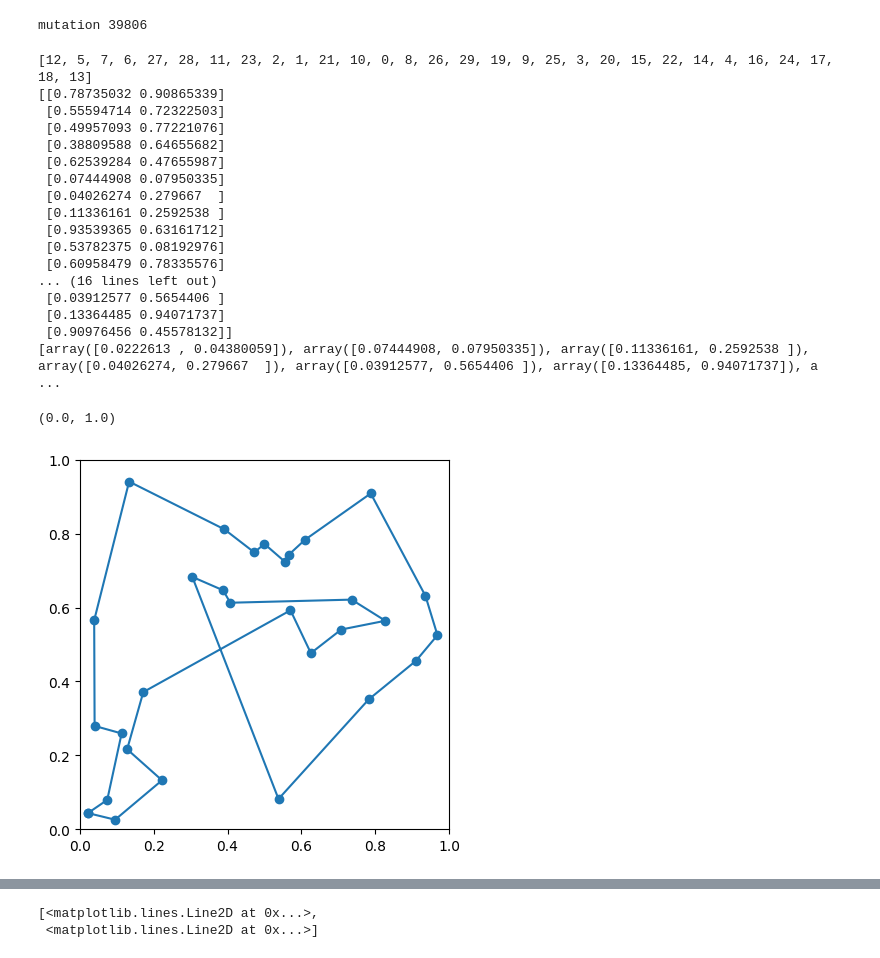
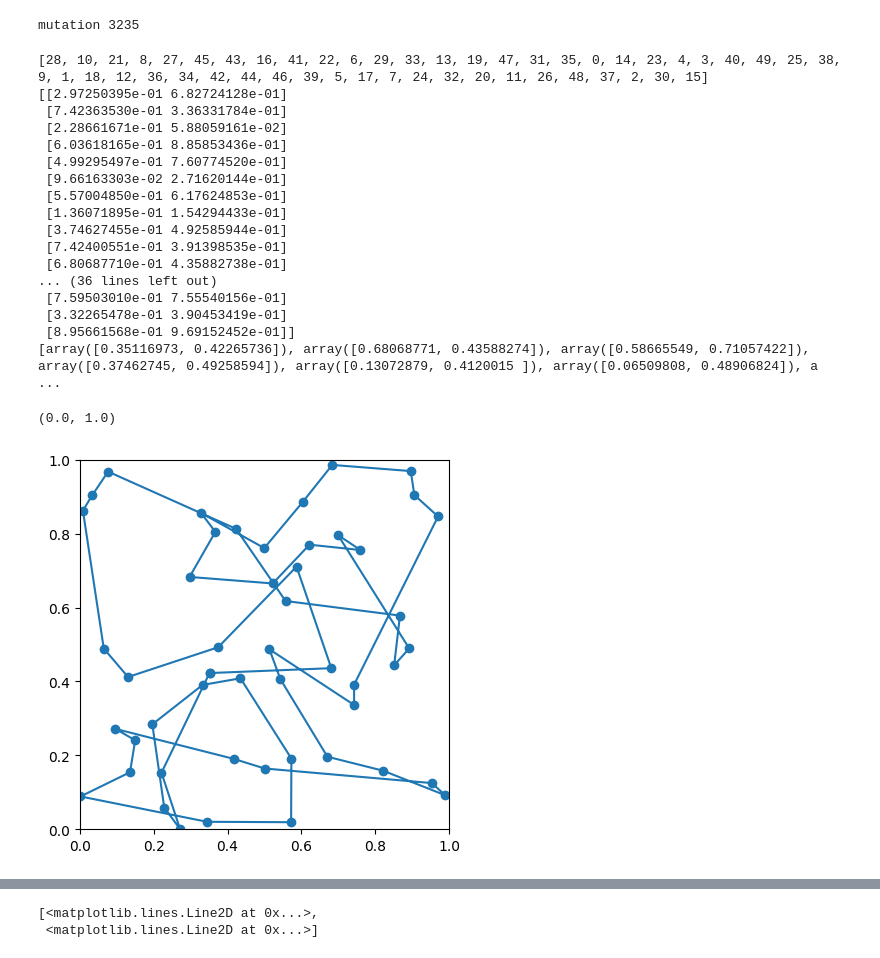
Before and after one commit to yanagawa-403/GA_TSP, a Jupyter notebook: GA_main.ipynb, the cells around one changed output, grey strips where cells are left out. Drawn from its saved outputs; the diff is of its cells as text; code cells hidden in the pictures.

```diff
--- a/GA_main.ipynb
+++ b/GA_main.ipynb
@@ -7,9 +9,10 @@ import copy
 # %%
-ind_num = 20 #一世代の個体数
+ind_num = 40 #一世代の個体数
 gen_num = 8000 #目標の世代数
 co_method_num = 0 #交叉の方法
 selection_method_num = 0 #淘汰の方法
-mutation_probability = 0.25 #突然変異の確率
+mutation_probability = 0.01 #突然変異の確率
+#交叉の確率を設定。90~95%くらい
 # %%
 class Individual:
   coordinate = 0
@@ -48,7 +51,7 @@ class Individual:
       self.fitness += distance
     #print(self.fitness)
 
-  def getChromosomse(self):
+  def getChromosome(self):
     return_chromo = copy.deepcopy(self.chromosome)
     return return_chromo
 # %%
@@ -65,7 +68,7 @@ class SelectionTest:
     #for i in range(len(input)):
       #print(input[i].fitness)
 # %%
-point_num = 30 #巡回するポイントの数
+point_num = 50#巡回するポイントの数
 #point_list = list(range(point_num))
 xPos = np.random.rand(point_num)#ポイントの数だけランダムな座標を生成
 yPos = np.random.rand(point_num)
@@ -159,12 +246,12 @@ def mutation_ALL(ind):#壊れすぎてダメかも
   random.shuffle(new_chromo)
   ind.setChromosome(new_chromo)
 # %%
-genelation=[]
+generation=[]
 plot_lst = list()
 Individual.point_num = point_num
 Individual.coordinate = copy.deepcopy(coordinate)
 for i in range(ind_num):
-  genelation.append(Individual())
+  generation.append(Individual())
 #genelation[0].setDefaultCoordinate(coordinate)
 #for i in range(ind_num):
 # genelation[i].getFitness()
@@ -173,63 +260,63 @@ sel_test = SelectionTest()
 co_test = TestCO()
 cnt_m = 0
 for i in range(gen_num):
-  co_test.co(genelation)
+  co_test.co(generation)
   #for i in range(len(genelation)):
     #print(i,genelation[i].fitness)
-  sel_test.selection(genelation)
+  sel_test.selection(generation)
   for j in range(ind_num):
     mut_rand = random.random()
     if mut_rand < mutation_probability:
-      mutation_ALL(genelation[j])
-      genelation[j].getFitness()
+      mutation_ALL(generation[j])
+      generation[j].getFitness()
       cnt_m += 1
       #print("mutation", cnt_m)
-  genelation.sort(key=lambda x: x.fitness)
-  plot_lst.append([i,genelation[0].fitness])
-  random.shuffle(genelation)
+  generation.sort(key=lambda x: x.fitness)
+  plot_lst.append([i,generation[0].fitness])
+  random.shuffle(generation)
 print("mutation",cnt_m)
 # %% [output]
-mutation 39806
+mutation 3235
 # %%
-genelation.sort(key=lambda x: x.fitness)
-print(genelation[0].chromosome)
+generation.sort(key=lambda x: x.fitness)
+print(generation[0].chromosome)
 
 ans = list()
 for i in range(point_num):
-  ans.append(coordinate[genelation[0].chromosome[i]])
+  ans.append(coordinate[generation[0].chromosome[i]])
 ans.append(ans[0])
 
 print(coordinate)
 print(ans)
 
 
 ans_tp = np.transpose(ans)
 fig = plt.figure()
 ax = fig.add_subplot()
 plt.plot(ans_tp[0],ans_tp[1],'-o')#グラフを描画
 ax.set_aspect('equal', adjustable='box')
 plt.xlim(0, 1)
 plt.ylim(0, 1)
 # %% [output]
-[12, 5, 7, 6, 27, 28, 11, 23, 2, 1, 21, 10, 0, 8, 26, 29, 19, 9, 25, 3, 20, 15, 22, 14, 4, 16, 24, 17, 18, 13]
-[[0.78735032 0.90865339]
- [0.55594714 0.72322503]
- [0.49957093 0.77221076]
- [0.38809588 0.64655682]
- [0.62539284 0.47655987]
- [0.07444908 0.07950335]
- [0.04026274 0.279667  ]
- [0.11336161 0.2592538 ]
- [0.93539365 0.63161712]
- [0.53782375 0.08192976]
- [0.60958479 0.78335576]
-... (16 lines left out)
- [0.03912577 0.5654406 ]
- [0.13364485 0.94071737]
- [0.90976456 0.45578132]]
-[array([0.0222613 , 0.04380059]), array([0.07444908, 0.07950335]), array([0.11336161, 0.2592538 ]), array([0.04026274, 0.279667  ]), array([0.03912577, 0.5654406 ]), array([0.13364485, 0.94071737]), a ...
+[28, 10, 21, 8, 27, 45, 43, 16, 41, 22, 6, 29, 33, 13, 19, 47, 31, 35, 0, 14, 23, 4, 3, 40, 49, 25, 38, 9, 1, 18, 12, 36, 34, 42, 44, 46, 39, 5, 17, 7, 24, 32, 20, 11, 26, 48, 37, 2, 30, 15]
+[[2.97250395e-01 6.82724128e-01]
+ [7.42363530e-01 3.36331784e-01]
+ [2.28661671e-01 5.88059161e-02]
+ [6.03618165e-01 8.85853436e-01]
+ [4.99295497e-01 7.60774520e-01]
+ [9.66163303e-02 2.71620144e-01]
+ [5.57004850e-01 6.17624853e-01]
+ [1.36071895e-01 1.54294433e-01]
+ [3.74627455e-01 4.92585944e-01]
+ [7.42400551e-01 3.91398535e-01]
+ [6.80687710e-01 4.35882738e-01]
+... (36 lines left out)
+ [7.59503010e-01 7.55540156e-01]
+ [3.32265478e-01 3.90453419e-01]
+ [8.95661568e-01 9.69152452e-01]]
+[array([0.35116973, 0.42265736]), array([0.68068771, 0.43588274]), array([0.58665549, 0.71057422]), array([0.37462745, 0.49258594]), array([0.13072879, 0.4120015 ]), array([0.06509808, 0.48906824]), a ...
 (0.0, 1.0)
-[figure, old version]
+[figure, new version]
 # %%
 print(plot_lst[len(plot_lst)-1][1])
 plot_lst_tp = np.transpose(plot_lst)
```
Also changed, not shown: parts of 6 cells of this notebook.
